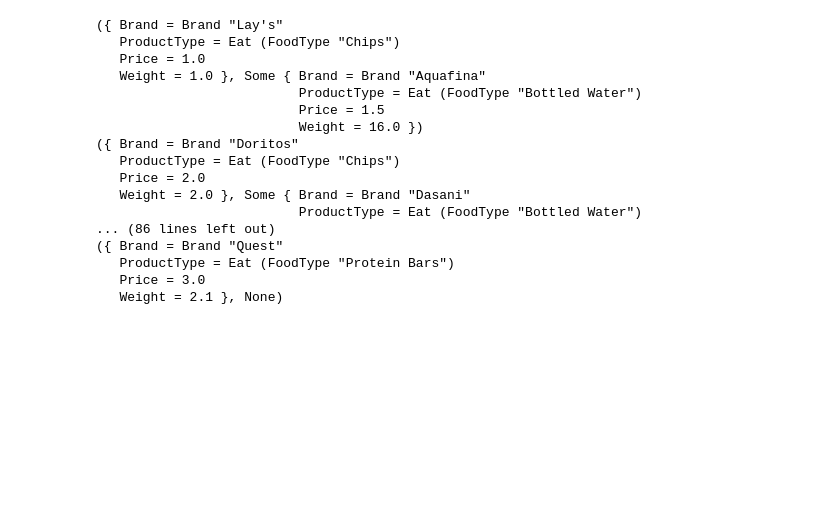
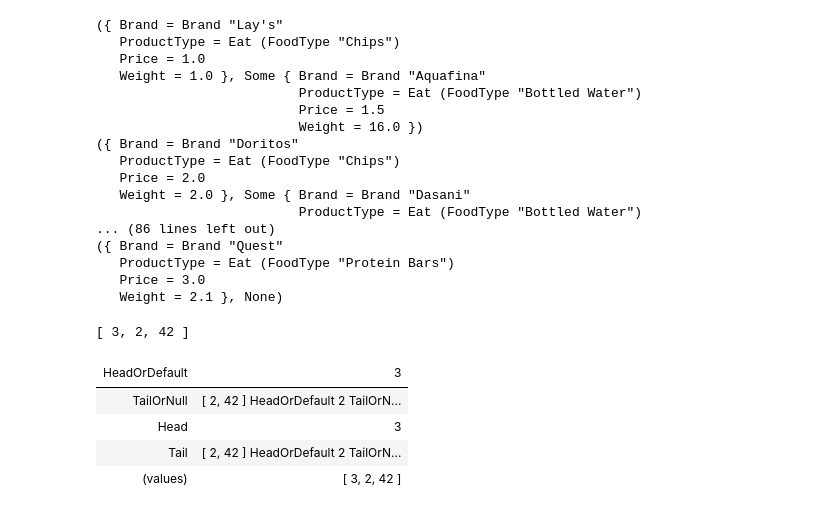
Before and after one commit to fcolavecchia/fp-course-public, a Jupyter notebook: es/70_VendingMachineReadFood.ipynb, the cells around one changed output. Cells and saved outputs as stored; diff of their text form; code cells hidden in the pictures; blank space fills up the shorter version.

```diff
--- a/es/70_VendingMachineReadFood.ipynb
+++ b/es/70_VendingMachineReadFood.ipynb
@@ -281,3 +283,13 @@ mixedSeq
+# %%
+s
+|> List.choose id
+# %% [output]
+[ 3, 2, 42 ]
+| HeadOrDefault | 3 |
+| TailOrNull | [ 2, 42 ] HeadOrDefault 2 TailOrN... |
+| Head | 3 |
+| Tail | [ 2, 42 ] HeadOrDefault 2 TailOrN... |
+| (values) | [ 3, 2, 42 ] |
 # %%
 let eats =
     mixedSeq
```
Also changed, not shown: parts of 6 cells of this notebook, 1 other file.
